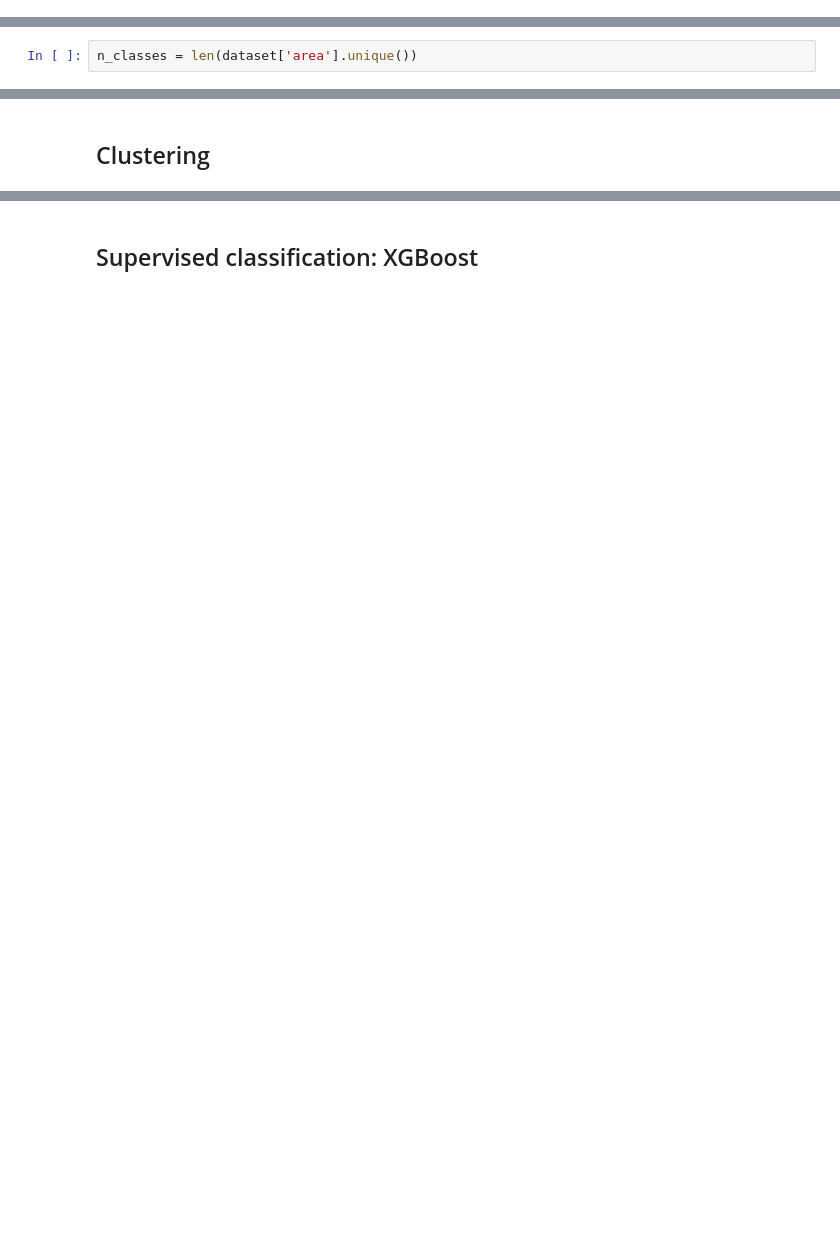
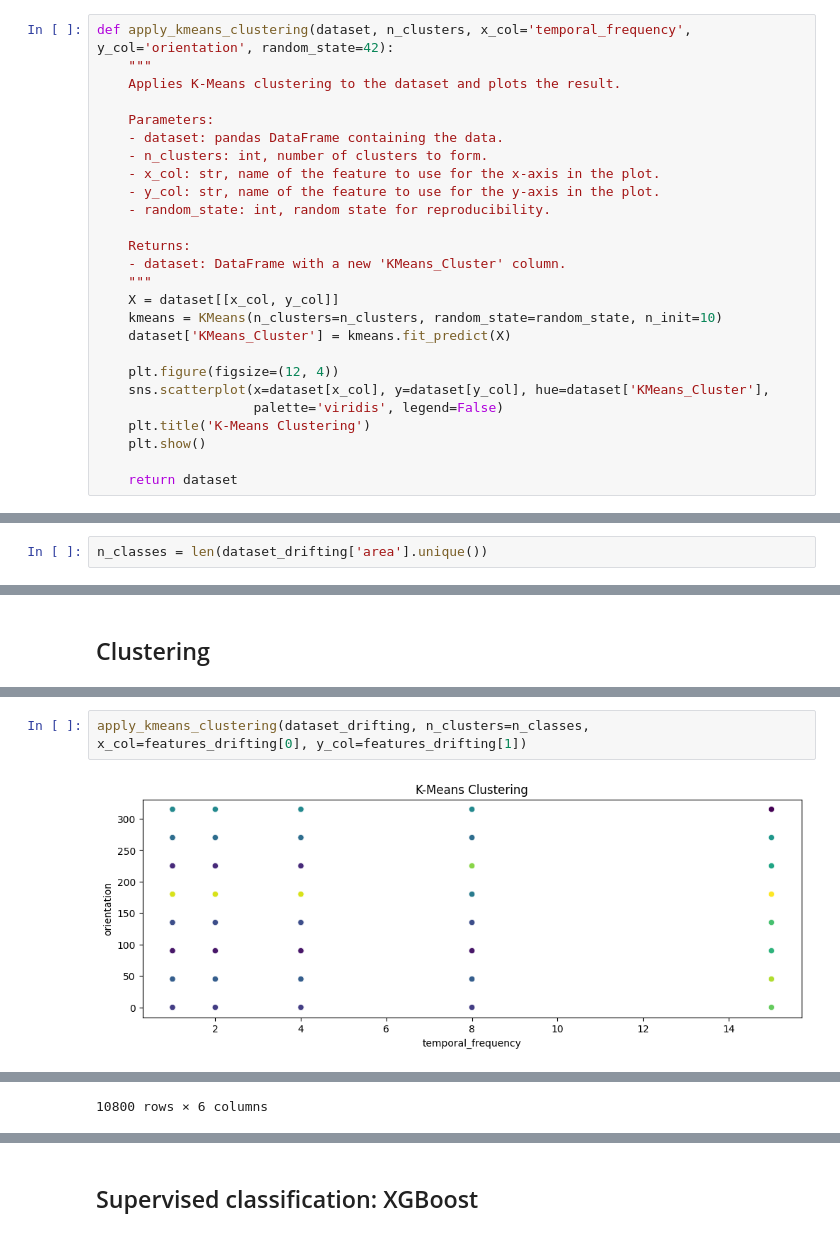
Before and after one commit to FilippoRonzino/mathematical-modelling-for-neuroscience, a Jupyter notebook: Clustering/classification_drifting_gratings.ipynb, the cells around one changed output, grey strips where cells are left out. Drawn from its saved outputs; the diff is of its cells as text; blank space fills up the shorter version.

```diff
--- a/Clustering/classification_drifting_gratings.ipynb
+++ b/Clustering/classification_drifting_gratings.ipynb
@@ -34,0 +46,26 @@ dataset
+# %%
+def apply_kmeans_clustering(dataset, n_clusters, x_col='temporal_frequency', y_col='orientation', random_state=42):
+    """
+    Applies K-Means clustering to the dataset and plots the result.
+
+    Parameters:
+    - dataset: pandas DataFrame containing the data.
+    - n_clusters: int, number of clusters to form.
+    - x_col: str, name of the feature to use for the x-axis in the plot.
+    - y_col: str, name of the feature to use for the y-axis in the plot.
+    - random_state: int, random state for reproducibility.
+
+    Returns:
+    - dataset: DataFrame with a new 'KMeans_Cluster' column.
+    """
+    X = dataset[[x_col, y_col]]
+    kmeans = KMeans(n_clusters=n_clusters, random_state=random_state, n_init=10)
+    dataset['KMeans_Cluster'] = kmeans.fit_predict(X)
+
+    plt.figure(figsize=(12, 4))
+    sns.scatterplot(x=dataset[x_col], y=dataset[y_col], hue=dataset['KMeans_Cluster'],
+                    palette='viridis', legend=False)
+    plt.title('K-Means Clustering')
+    plt.show()
+
+    return dataset
@@ -44,2 +299,2 @@ array(['APN', 'MB', 'NOT', 'DG', 'CA1', 'VISam', 'LP', 'ProS', 'SUB',
 # %%
-n_classes = len(dataset['area'].unique())
+n_classes = len(dataset_drifting['area'].unique())
@@ -167,0 +313,4 @@ plt.show()
+# %%
+apply_kmeans_clustering(dataset_drifting, n_clusters=n_classes, x_col=features_drifting[0], y_col=features_drifting[1])
+# %% [output]
+[figure, added]
@@ -167,0 +329 @@ plt.show()
+10800 rows × 6 columns
```
Also changed, not shown: parts of 58 cells of this notebook.
